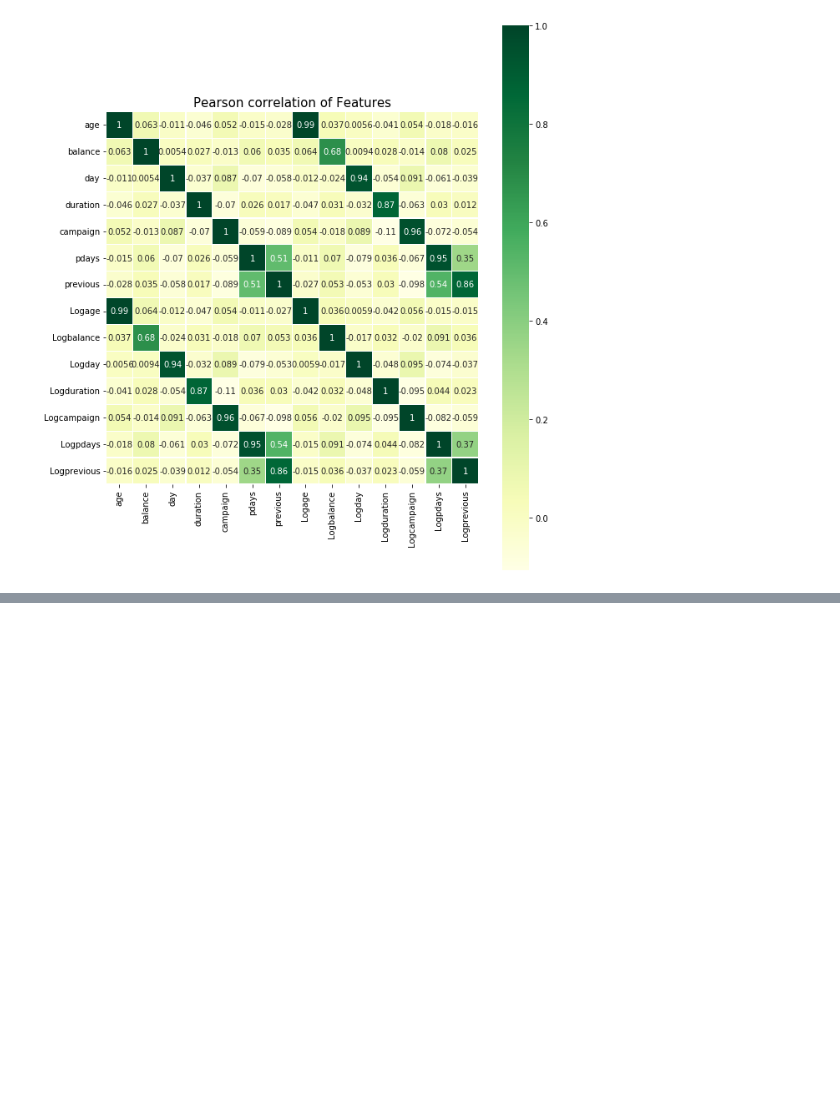
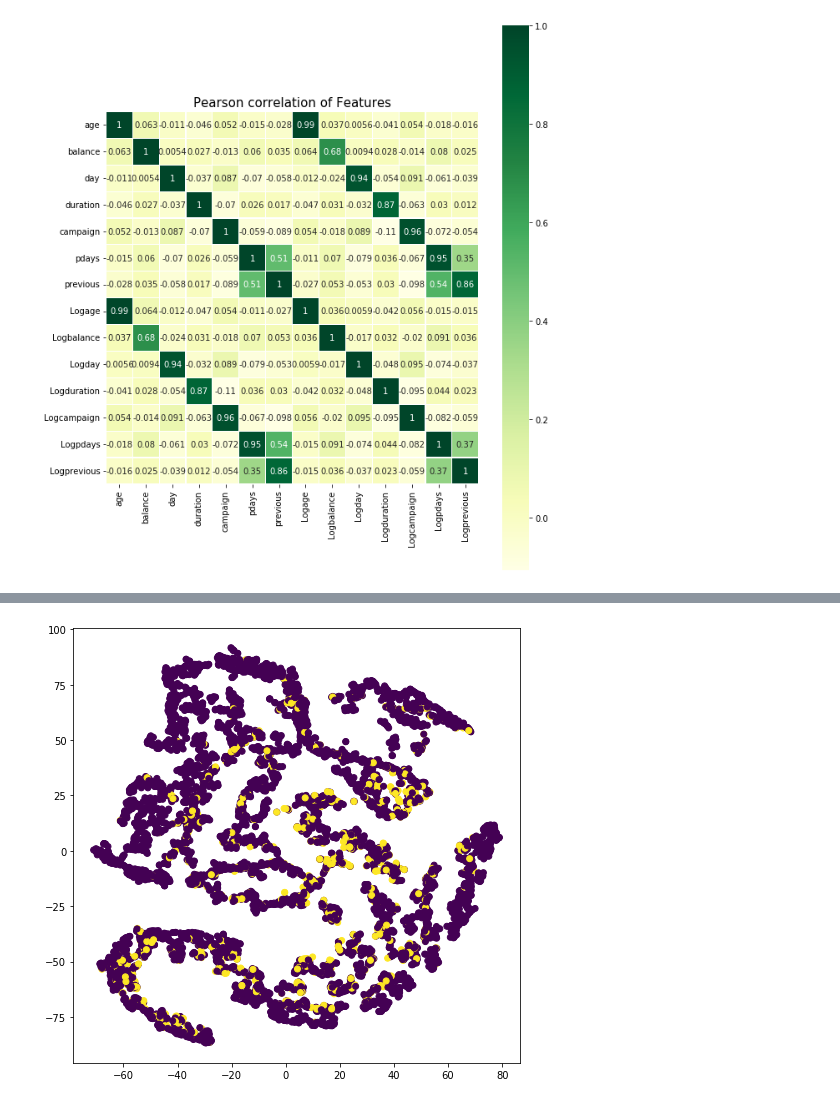
Before and after one commit to LakshmiVidyasagar/Final-Deliverables-Bank-data, a Jupyter notebook: Final Deliverable.ipynb, the cells around one changed output, grey strips where cells are left out. Cells and saved outputs as stored; diff of their text form; code cells hidden in the pictures; blank space fills up the shorter version.

```diff
--- a/Final Deliverable.ipynb
+++ b/Final Deliverable.ipynb
@@ -442,3 +456,9 @@ Text(0.5, 1.05, 'Pearson correlation of Features')
 [figure]
 # %%
 #Previous and pdays have the highest correlation. Previous and pdays have the highest correlation .  They have a postive correlation of .69.
+# %%
+#Now we want to separate independent and dependent variables:
+data_x = df_bankdata.iloc[:, :-1]
+print("Shape of X:", data_x.shape)
+data_y = df_bankdata["y"]
+print("Shape of Y:", data_y.shape)
@@ -444,0 +625,11 @@ Text(0.5, 1.05, 'Pearson correlation of Features')
+# %%
+%matplotlib inline
+
+# T-SNE plot for CV dataset
+model = TSNE(n_components=2, random_state=0, perplexity=30)
+tsne_data = model.fit_transform(X_cv)
+plt.figure(figsize=(8,8))
+plt.scatter(tsne_data[:, 0], tsne_data[:, 1], c=y_cv.values)
+plt.show()
+# %% [output]
+[figure, added]
```
Also changed, not shown: parts of 28 cells of this notebook.
